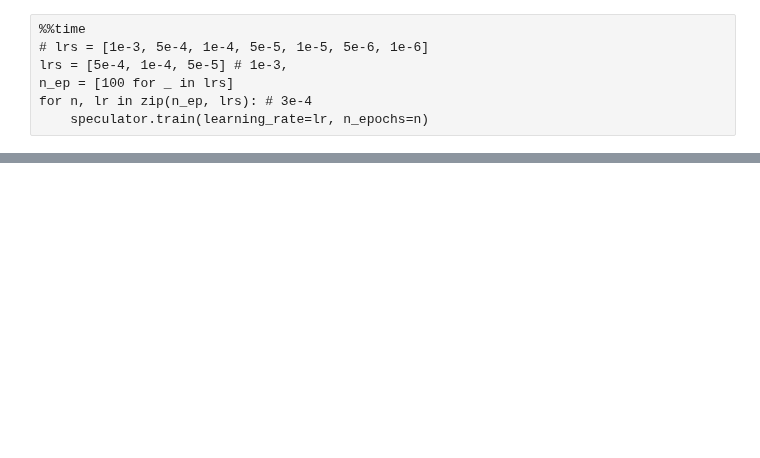
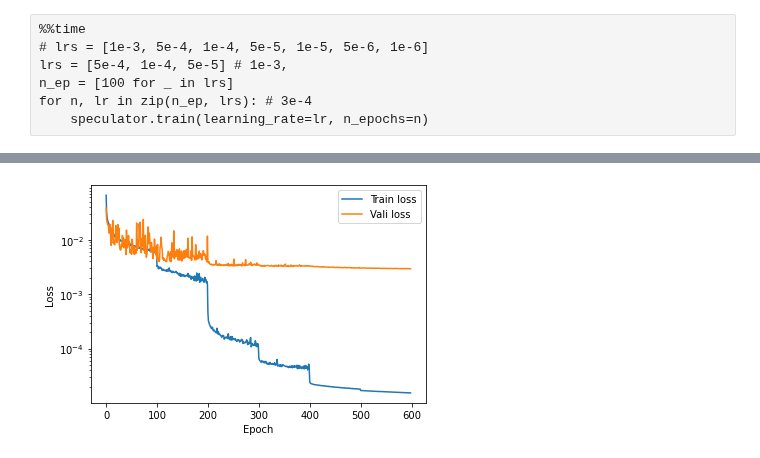
Before and after one commit to AstroJacobLi/popsed, a Jupyter notebook: notebooks/forward_model/NMF/spec_phot_emulator_NMF.ipynb, the cells around one changed output, grey strips where cells are left out. Saved outputs shown, nothing was run; the diff lists cells and outputs as text; code cells hidden in the pictures; blank space fills up the shorter version.

```diff
--- a/notebooks/forward_model/NMF/spec_phot_emulator_NMF.ipynb
+++ b/notebooks/forward_model/NMF/spec_phot_emulator_NMF.ipynb
@@ -175,0 +187,7 @@ plt.plot(wave[wave_bin], logspec[122])
+# %%
+## Load the NN emulator `speculator`
+with open(f'./speculator_best_loss_model_NMF.emu_{i_bin}.pkl', 'rb') as f:
+    _speculator = pickle.load(f)
+_speculator.plot_loss()
+# %% [output]
+[figure, added]
```
Also changed, not shown: parts of 59 cells of this notebook, 2 other files.
